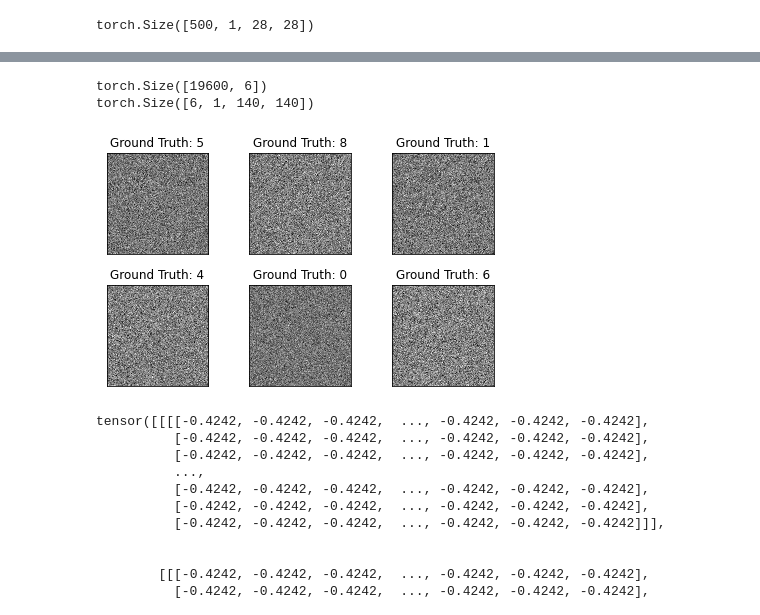
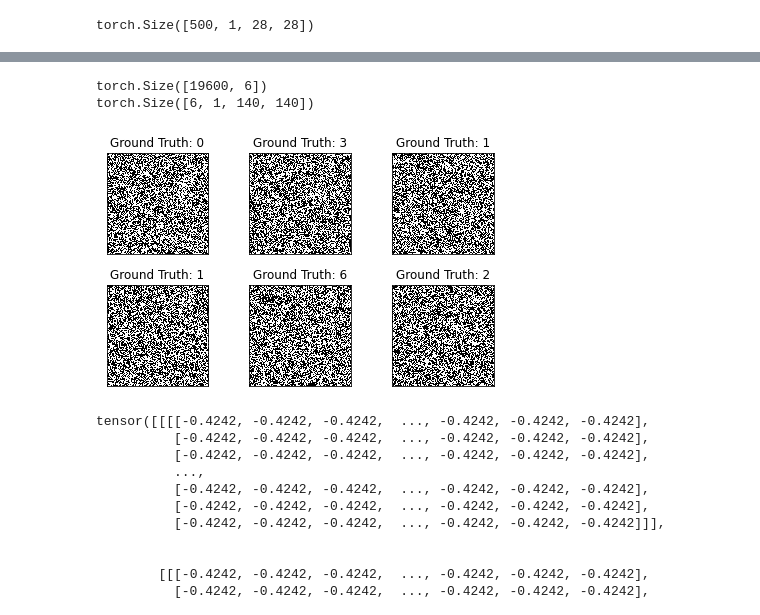
Before and after one commit to caixunshiren/One_hot_net, a Jupyter notebook: Conv_net.ipynb, the cells around one changed output, grey strips where cells are left out. Saved outputs shown, nothing was run; the diff lists cells and outputs as text; code cells hidden in the pictures.

Commit message:
figure and cryptography

```diff
--- a/Conv_net.ipynb
+++ b/Conv_net.ipynb
@@ -54,6 +54,16 @@ class simple_encoder():
         #print(self.W.shape)
         return torch.matmul(self.W, X)
 
+class simple_encoder_wthreshold():
+    def __init__(self, out_dim, in_dim, epsilon, cuda = True):
+        self.W = uniform_initializer(out_dim, in_dim, cuda)
+        self.epsilon = epsilon
+
+    def apply(self, X):
+        #print(X.shape)
+        #print(self.W.shape)
+        return (torch.matmul(self.W, X) > self.epsilon).float()
+
 def visualize(s,st):
     fig = plt.figure()
     for i in range(6):
@@ -74,14 +84,14 @@ torch.Size([6, 1, 28, 28])
 # %%
-encoder = simple_encoder(784*25, 784, False)
+encoder = simple_encoder_wthreshold(784*25, 784, 10e-3,False)
 encoded_s = encoder.apply(samples.view(samples.shape[0], samples.shape[1]*samples.shape[2]*samples.shape[3]).T)
 print(encoded_s.shape)
 encoded_s = encoded_s.T.view(6, 1, int((784*25)**(1/2)), int((784*25)**(1/2)))
 print(encoded_s.shape)
 visualize(encoded_s, sample_target)
 # %% [output]
 torch.Size([19600, 6])
 torch.Size([6, 1, 140, 140])
-[figure, old version]
+[figure, new version]
 # %%
 ss = (samples > -0.4).float()
 print(samples)
```
Also changed, not shown: parts of 1 cell of this notebook, 2 other files.
